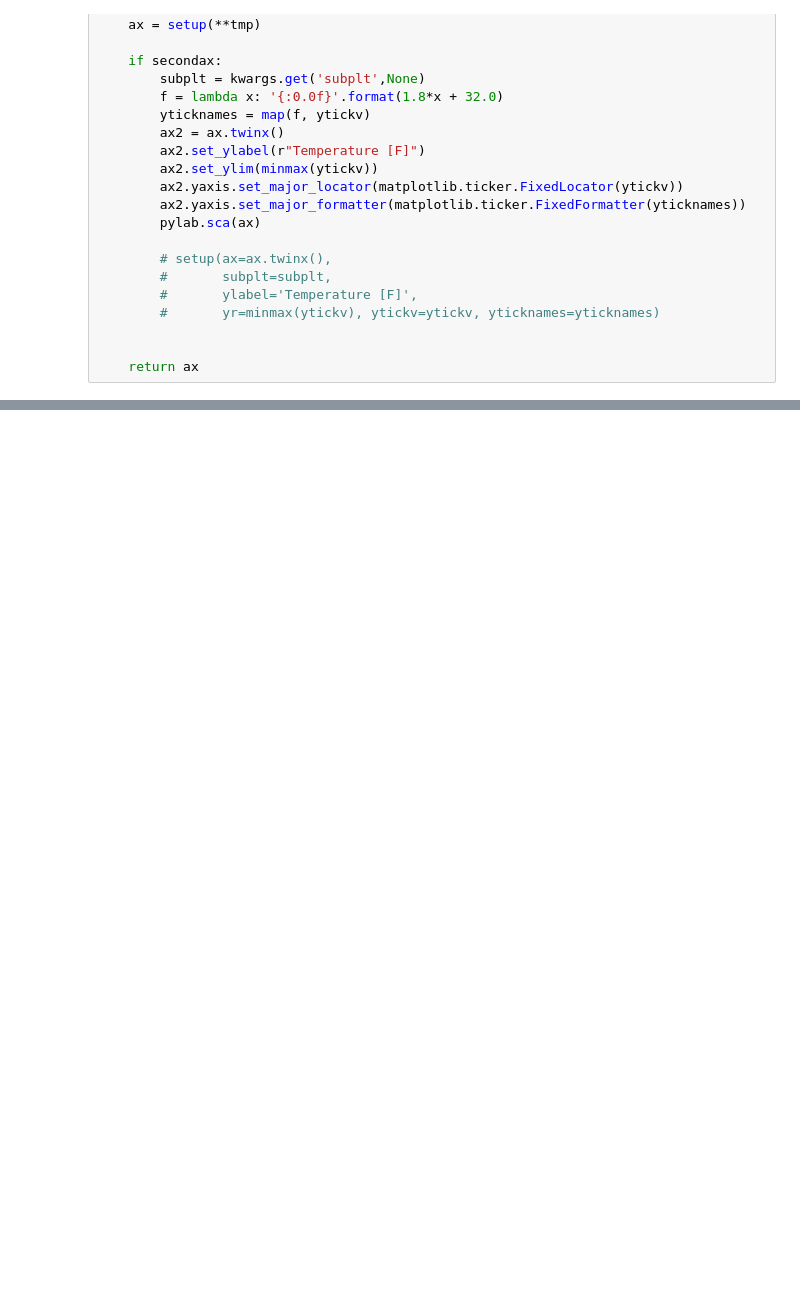
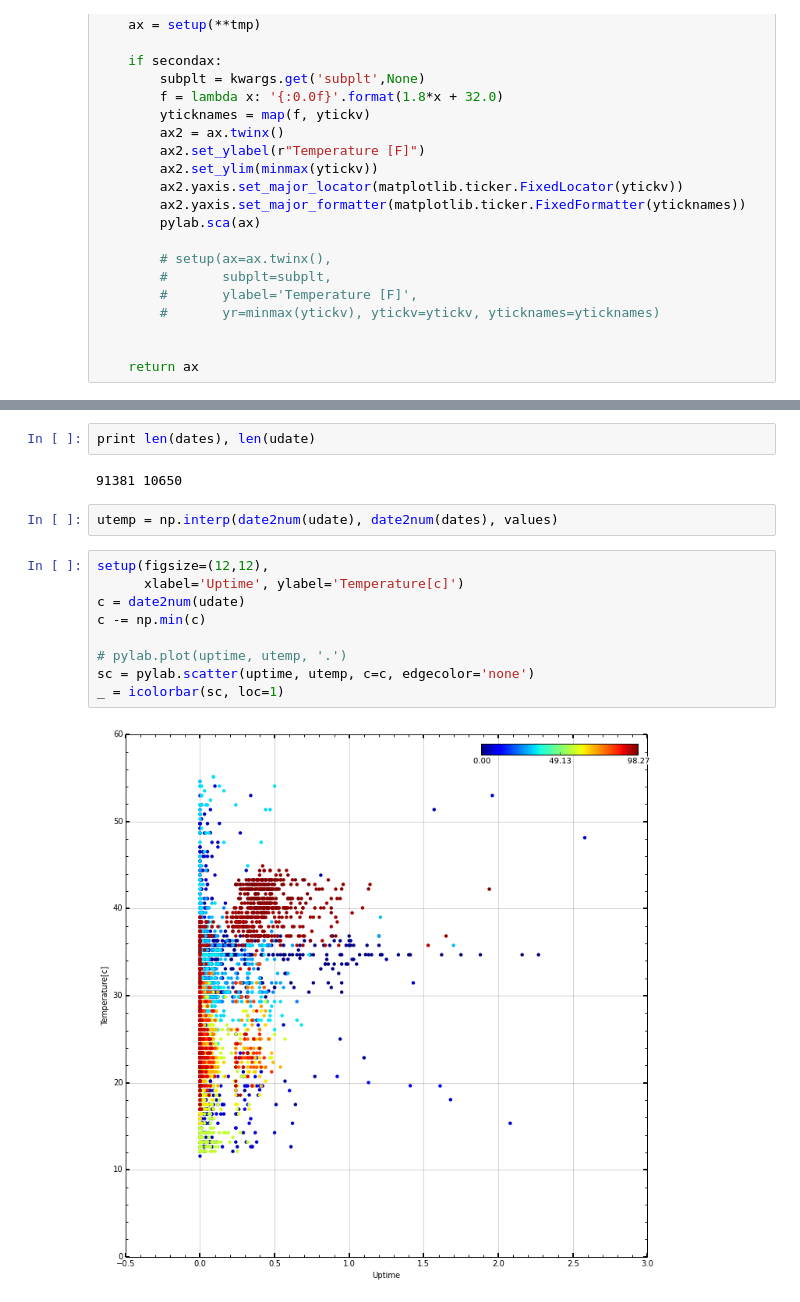
Before and after one commit to ajmendez/templog, a Jupyter notebook: notebook/xenon.ipynb, the cells around one changed output, grey strips where cells are left out. Cells and saved outputs as stored; diff of their text form; blank space fills up the shorter version.

```diff
--- a/notebook/xenon.ipynb
+++ b/notebook/xenon.ipynb
@@ -228,0 +260,17 @@ plot_recent(256)
+# %%
+print len(dates), len(udate)
+# %% [output]
+91381 10650
+# %%
+utemp = np.interp(date2num(udate), date2num(dates), values)
+# %%
+setup(figsize=(12,12),
+      xlabel='Uptime', ylabel='Temperature[c]')
+c = date2num(udate)
+c -= np.min(c)
+
+# pylab.plot(uptime, utemp, '.')
+sc = pylab.scatter(uptime, utemp, c=c, edgecolor='none')
+_ = icolorbar(sc, loc=1)
+# %% [output]
+[figure, added]
```
Also changed, not shown: parts of 9 cells of this notebook, 2 other files.
